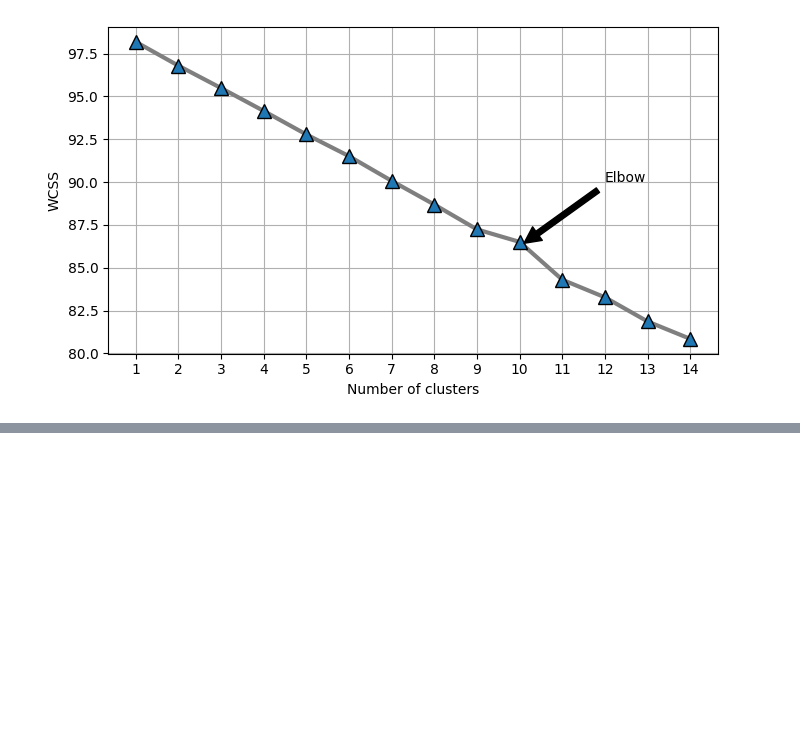
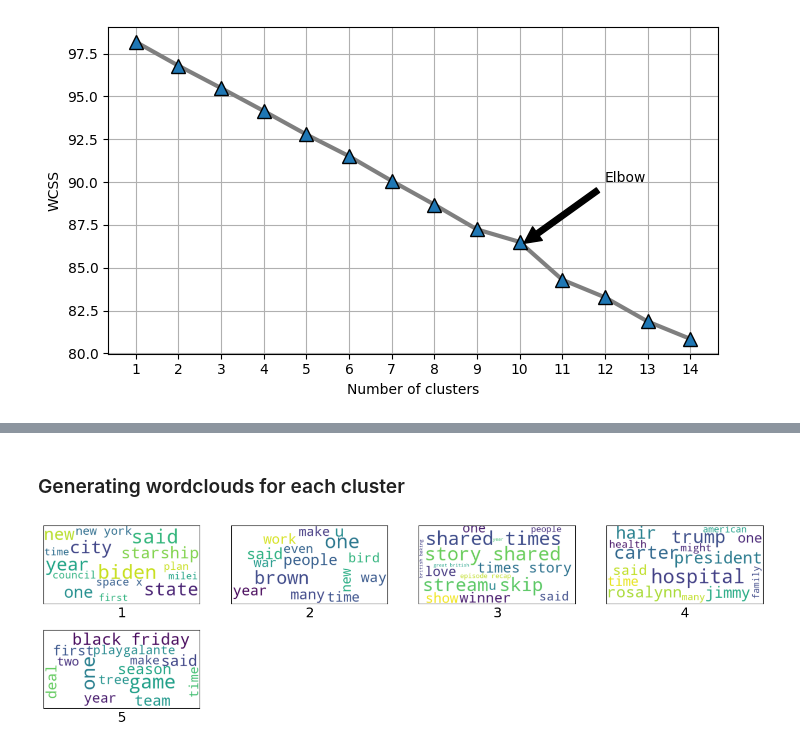
Before and after one commit to davidschep/NewsComparison, a Jupyter notebook: Jupyter_notebook_handin.ipynb, the cells around one changed output, grey strips where cells are left out. Cells and saved outputs as stored; diff of their text form; code cells hidden in the pictures; blank space fills up the shorter version.

```diff
--- a/Jupyter_notebook_handin.ipynb
+++ b/Jupyter_notebook_handin.ipynb
@@ -697,7 +776,7 @@ First 20 entries in data (size 100):
 # %% [markdown]
 ### Determine number of clusters
 # %%
-tfidf_dataframe = extract_documents(data.copy())
+tfidf_dataframe, content_lowercase_dataframe = extract_documents(data.copy())
 
 elbow_method(tfidf_dataframe)
 # %% [output]
@@ -732,0 +816,6 @@ First 20 entries in data with clusters:
+# %% [markdown]
+### Generating wordclouds for each cluster
+# %%
+generate_wordclouds(content_lowercase_dataframe, cluster_labels)
+# %% [output]
+[figure, added]
```
Also changed, not shown: parts of 5 cells of this notebook.
